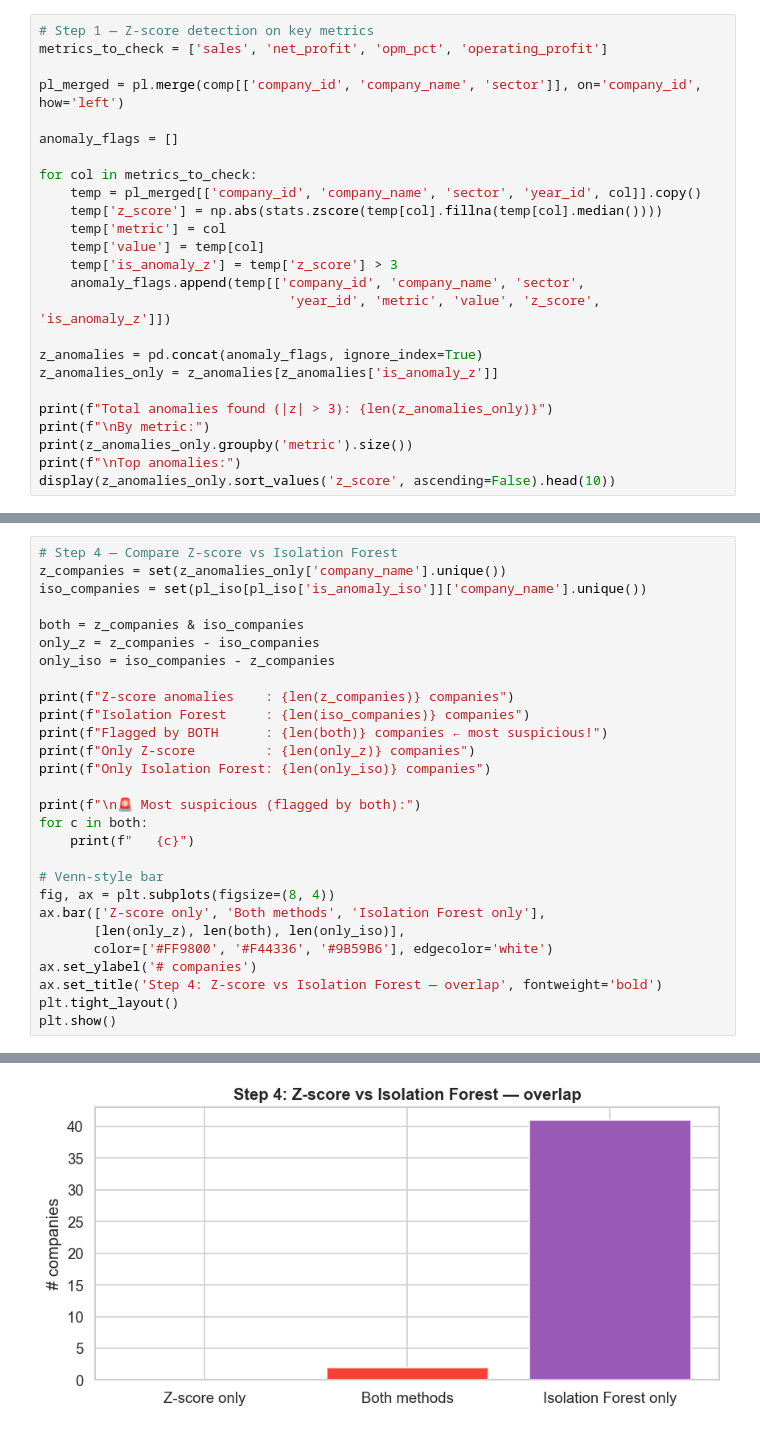
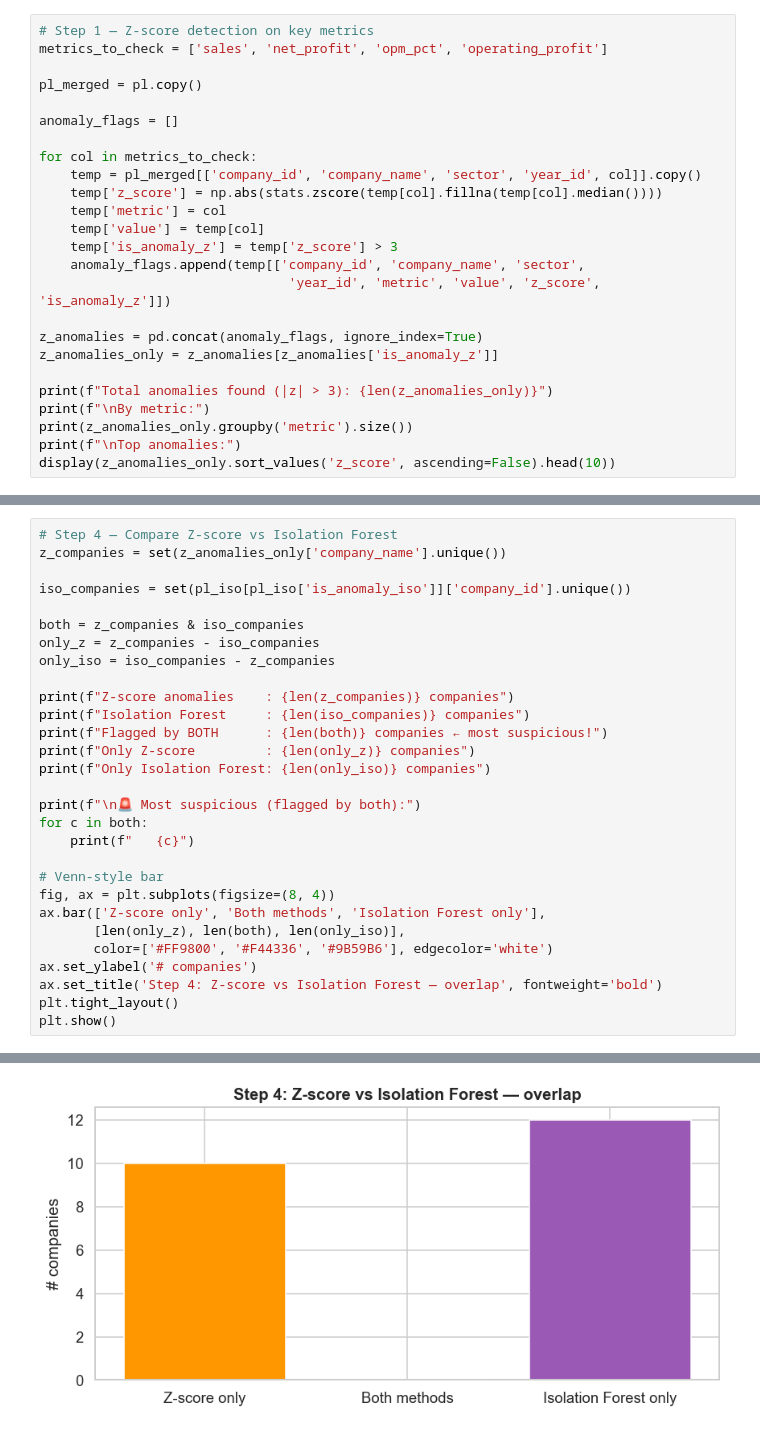
Before and after one commit to wyattstanson/financial-health, a Jupyter notebook: notebooks/03_anomaly_detection.ipynb, the cells around one changed output, grey strips where cells are left out. Drawn from its saved outputs; the diff is of its cells as text.

```diff
--- a/notebooks/03_anomaly_detection.ipynb
+++ b/notebooks/03_anomaly_detection.ipynb
@@ -41,7 +41,7 @@ print(f"✅ Real data loaded — {comp.shape[0]} companies!")
 # Step 1 — Z-score detection on key metrics
 metrics_to_check = ['sales', 'net_profit', 'opm_pct', 'operating_profit']
 
-pl_merged = pl.merge(comp[['company_id', 'company_name', 'sector']], on='company_id', how='left')
+pl_merged = pl.copy()
 
 anomaly_flags = []
 
@@ -147,7 +163,8 @@ Top anomalous companies:
 # %%
 # Step 4 — Compare Z-score vs Isolation Forest
 z_companies = set(z_anomalies_only['company_name'].unique())
-iso_companies = set(pl_iso[pl_iso['is_anomaly_iso']]['company_name'].unique())
+
+iso_companies = set(pl_iso[pl_iso['is_anomaly_iso']]['company_id'].unique())
 
 both = z_companies & iso_companies
 only_z = z_companies - iso_companies
@@ -185,4 +200,4 @@ Only Isolation Forest: 41 companies
-[figure, old version]
+[figure, new version]
 # %%
 # Step 5 — Which companies had most anomalous years?
 anomaly_matrix = z_anomalies.pivot_table(
```
Also changed, not shown: parts of 8 cells of this notebook, 11 other files.
